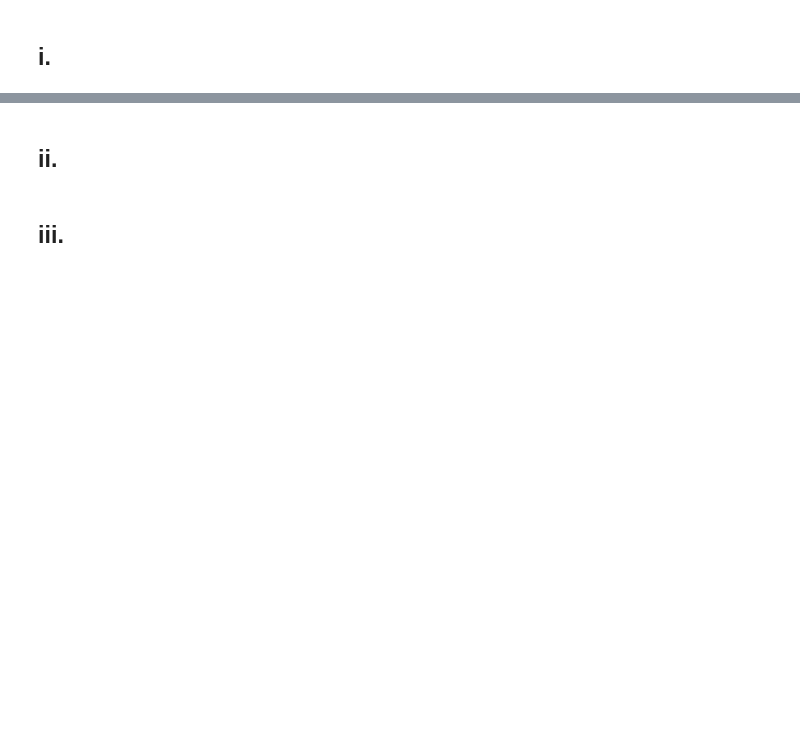
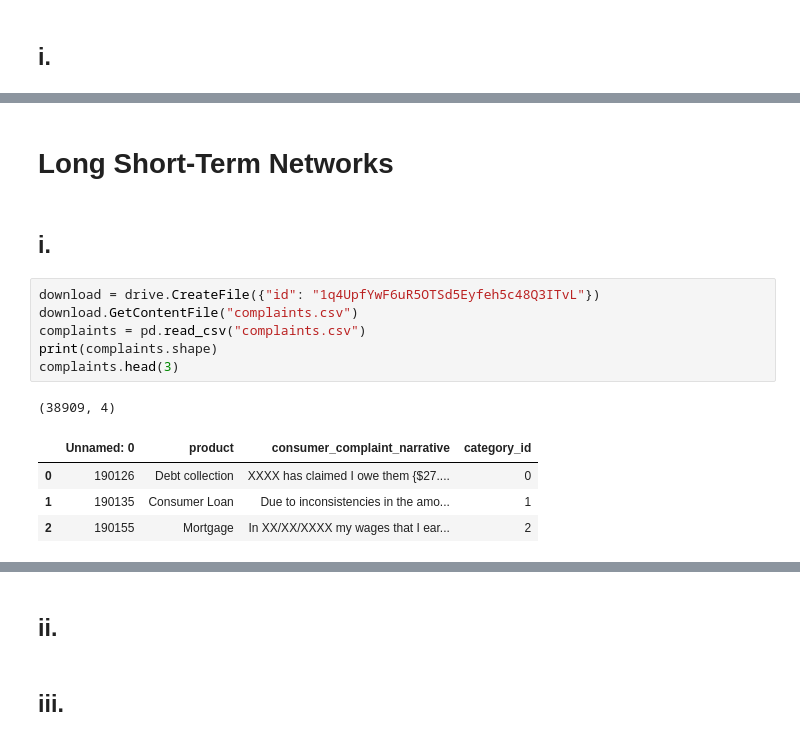
Before and after one commit to David-dmh/DL-PBA3, a Jupyter notebook: DL_PBA3.ipynb, the cells around one changed output, grey strips where cells are left out. Drawn from its saved outputs; the diff is of its cells as text; blank space fills up the shorter version.

```diff
--- a/DL_PBA3.ipynb
+++ b/DL_PBA3.ipynb
@@ -66,0 +356,16 @@ print(x_train_planes.shape, y_train_planes.shape, x_test_planes.shape, y_test_pl
+# %% [markdown]
+# Long Short-Term Networks
+# %% [markdown]
+## i.
+# %%
+download = drive.CreateFile({"id": "1q4UpfYwF6uR5OTSd5Eyfeh5c48Q3ITvL"})
+download.GetContentFile("complaints.csv")
+complaints = pd.read_csv("complaints.csv")
+print(complaints.shape)
+complaints.head(3)
+# %% [output]
+(38909, 4)
+|  | Unnamed: 0 | product | consumer_complaint_narrative | category_id |
+| 0 | 190126 | Debt collection | XXXX has claimed I owe them {$27.... | 0 |
+| 1 | 190135 | Consumer Loan | Due to inconsistencies in the amo... | 1 |
+| 2 | 190155 | Mortgage | In XX/XX/XXXX my wages that I ear... | 2 |
```
Also changed, not shown: parts of 49 cells of this notebook.
